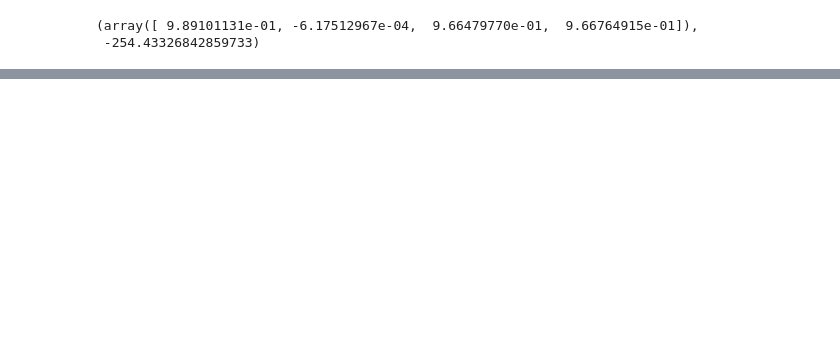
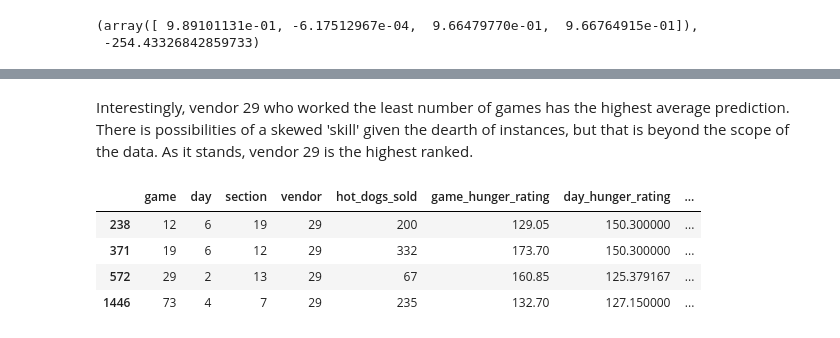
Before and after one commit to reetyf/mets, a Jupyter notebook: hotdog.ipynb, the cells around one changed output, grey strips where cells are left out. Drawn from its saved outputs; the diff is of its cells as text; code cells hidden in the pictures; blank space fills up the shorter version.

```diff
--- a/hotdog.ipynb
+++ b/hotdog.ipynb
@@ -248,0 +308,11 @@ for i in pbar: # for one batter...
+# %% [markdown]
+Interestingly, vendor 29 who worked the least number of games has the highest average prediction. There is possibilities of a skewed 'skill' given the dearth of instances, but that is beyond the scope of the data. As it stands, vendor 29 is the highest ranked.
+# %%
+# sample # 371 from original data is impressive
+hotdog.loc[hotdog['vendor']== 29]
+# %% [output]
+|  | game | day | section | vendor | hot_dogs_sold | game_hunger_rating | day_hunger_rating | ... |
+| 238 | 12 | 6 | 19 | 29 | 200 | 129.05 | 150.300000 | ... |
+| 371 | 19 | 6 | 12 | 29 | 332 | 173.70 | 150.300000 | ... |
+| 572 | 29 | 2 | 13 | 29 | 67 | 160.85 | 125.379167 | ... |
+| 1446 | 73 | 4 | 7 | 29 | 235 | 132.70 | 127.150000 | ... |
```
Also changed, not shown: parts of 20 cells of this notebook, 1 other file.
